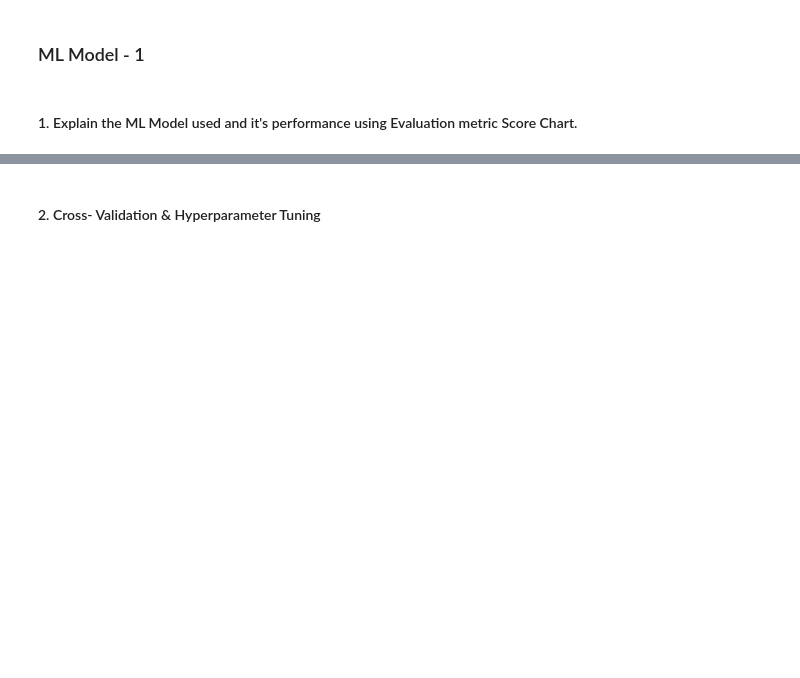
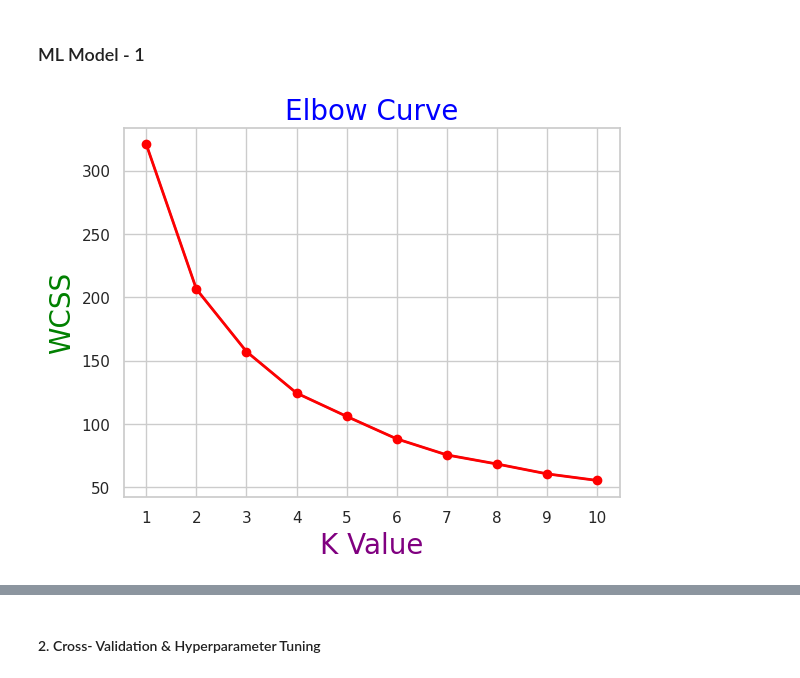
Before and after one commit to Nileshkl/Unsupervised-ML--Zomato-Restaurant-Clustering-Sentiment-Analysis-, a Jupyter notebook: Project_Zomato_Restaurant_Clustering_and_Sentiment_Analysis.ipynb, the cells around one changed output, grey strips where cells are left out. Saved outputs shown, nothing was run; the diff lists cells and outputs as text; code cells hidden in the pictures; blank space fills up the shorter version.

```diff
--- a/Project_Zomato_Restaurant_Clustering_and_Sentiment_Analysis.ipynb
+++ b/Project_Zomato_Restaurant_Clustering_and_Sentiment_Analysis.ipynb
@@ -1168,2 +1286,0 @@ Answer Here.
-# %% [markdown]
-#### 1. Explain the ML Model used and it's performance using Evaluation metric Score Chart.
@@ -1171,0 +1287,20 @@ Answer Here.
+# %%
+# ML Model - 1 Implementation
+from sklearn.cluster import KMeans
+
+wcss=[]
+for i in range(1,11):
+    km=KMeans(n_clusters=i,random_state = 20)
+    km.fit(df_pca)
+    wcss.append(km.inertia_)
+# %%
+# Elbow curve
+plt.plot(range(1,11),wcss)
+plt.plot(range(1,11),wcss, linewidth=2, color="red", marker ="o")
+plt.xlabel("K Value", size = 20, color = 'purple')
+plt.xticks(np.arange(1,11,1))
+plt.ylabel("WCSS", size = 20, color = 'green')
+plt.title('Elbow Curve', size = 20, color = 'blue')
+plt.show()
+# %% [output]
+[figure, added]
```
Also changed, not shown: parts of 96 cells of this notebook.
